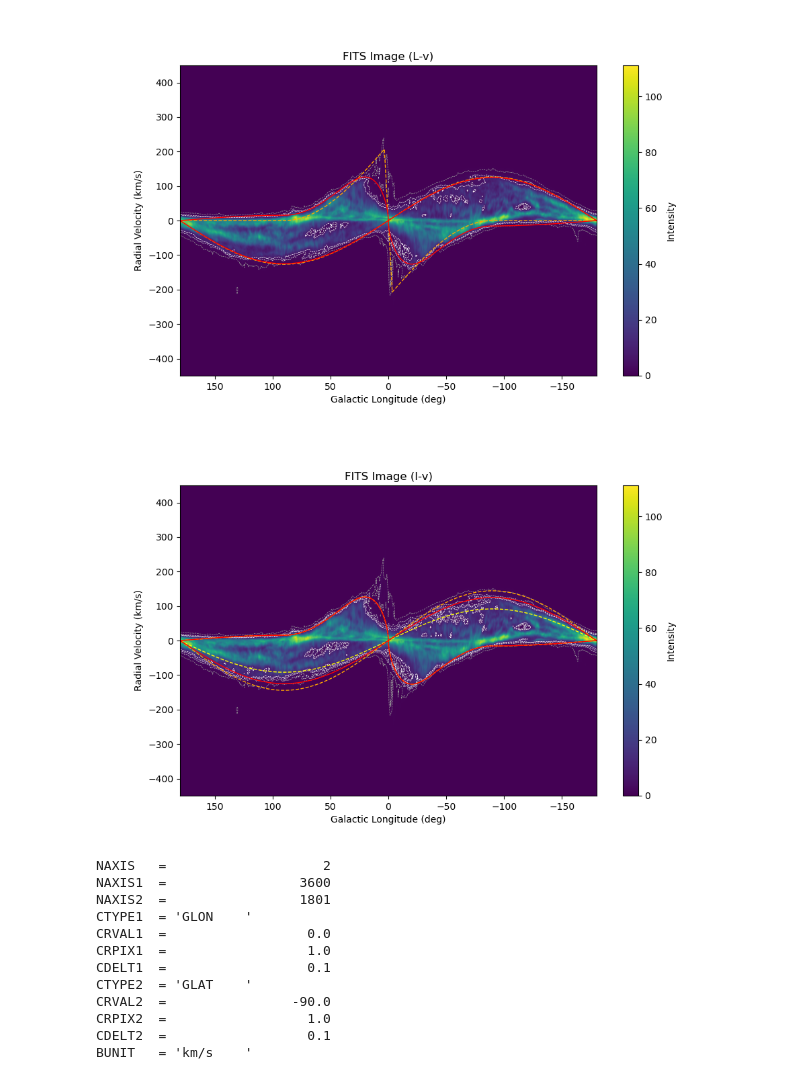
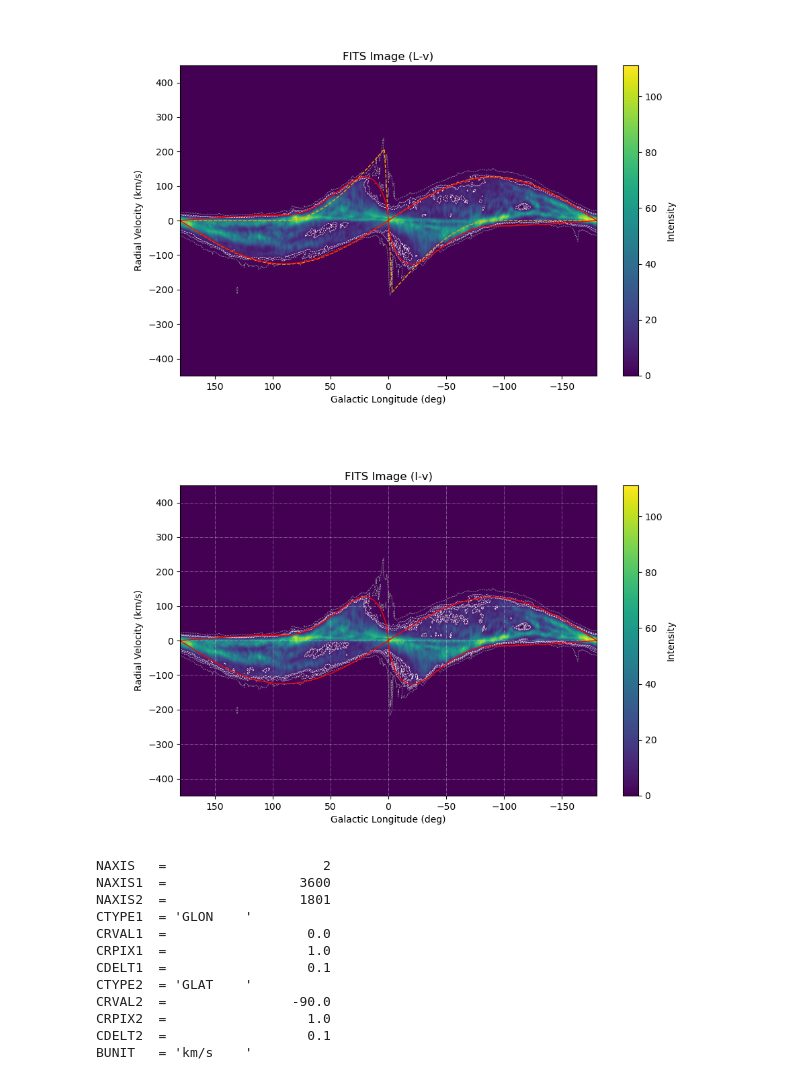
Before and after one commit to Firestar-Reimu/HVC-catalog, a Jupyter notebook: Galaxy Rotation Model/Galaxy Rotation Model.ipynb, the cells around one changed output. Cells and saved outputs as stored; diff of their text form; code cells hidden in the pictures.

```diff
--- a/Galaxy Rotation Model/Galaxy Rotation Model.ipynb
+++ b/Galaxy Rotation Model/Galaxy Rotation Model.ipynb
@@ -789,43 +789,44 @@ ax.contour(
     origin='lower',
     levels=np.arange(1, 10, 2.5),
     cmap=white_cmap,
     linewidths=0.5,
     linestyles='dashed',
     extent=[
         wcs.pixel_to_world_values(0, 0)[0],            # l_min
         wcs.pixel_to_world_values(nx-1, 0)[0],         # l_max
         wcs.pixel_to_world_values(0, 0)[1]/1000,            # v_min
         wcs.pixel_to_world_values(0, ny-1)[1]/1000          # v_max
     ],)
 
 ax.set_xlabel('Galactic Longitude (deg)')
 ax.set_ylabel('Radial Velocity (km/s)')
 plt.colorbar(im, ax=ax, label='Intensity')
 plt.title('FITS Image (l-v)')
 
 # 画L-V图
 l_array = np.arange(-179.9,180,0.1)
 v_max_arr1, v_min_arr1 = np.zeros_like(l_array), np.zeros_like(l_array)
 v_max_arr2, v_min_arr2 = np.zeros_like(l_array), np.zeros_like(l_array)
 
-for i in range(len(l_array)):
-    v_max_arr1[i], v_min_arr1[i] = calc_v_max_min_univ(l_array[i], b=0, h=5, r_gal=15)
-ax.plot(l_array, v_max_arr1, color='yellow', ls="--", linewidth=1)
-ax.plot(l_array, v_min_arr1, color='yellow', ls="--", linewidth=1)
-
-for i in range(len(l_array)):
-    v_max_arr1[i], v_min_arr1[i] = calc_v_max_min_univ(l_array[i], b=0, h=5, r_gal=25)
-ax.plot(l_array, v_max_arr1, color='orange', ls="--", linewidth=1)
-ax.plot(l_array, v_min_arr1, color='orange', ls="--", linewidth=1)
+# for i in range(len(l_array)):
+#     v_max_arr1[i], v_min_arr1[i] = calc_v_max_min_univ(l_array[i], b=0, h=5, r_gal=15)
+# ax.plot(l_array, v_max_arr1, color='yellow', ls="--", linewidth=1)
+# ax.plot(l_array, v_min_arr1, color='yellow', ls="--", linewidth=1)
+#
+# for i in range(len(l_array)):
+#     v_max_arr1[i], v_min_arr1[i] = calc_v_max_min_univ(l_array[i], b=0, h=5, r_gal=25)
+# ax.plot(l_array, v_max_arr1, color='orange', ls="--", linewidth=1)
+# ax.plot(l_array, v_min_arr1, color='orange', ls="--", linewidth=1)
 
 for i in range(len(l_array)):
     v_max_arr2[i], v_min_arr2[i] = calc_v_max_min_univ(l_array[i], b=0, h=5, r_gal=20)
 ax.plot(l_array, v_max_arr2, color='red', linewidth=1)
 ax.plot(l_array, v_min_arr2, color='red', linewidth=1)
 
+ax.grid(ls="-.", color="white", alpha=0.5, linewidth=0.5)
 plt.show()
 # %% [output]
-[figure, old version]
+[figure, new version]
 # %%
 l = np.arange(0, 360, 0.1)
 b = np.arange(-90, 90.1, 0.1)
```
Also changed, not shown: parts of 6 cells of this notebook, 4 other files.
